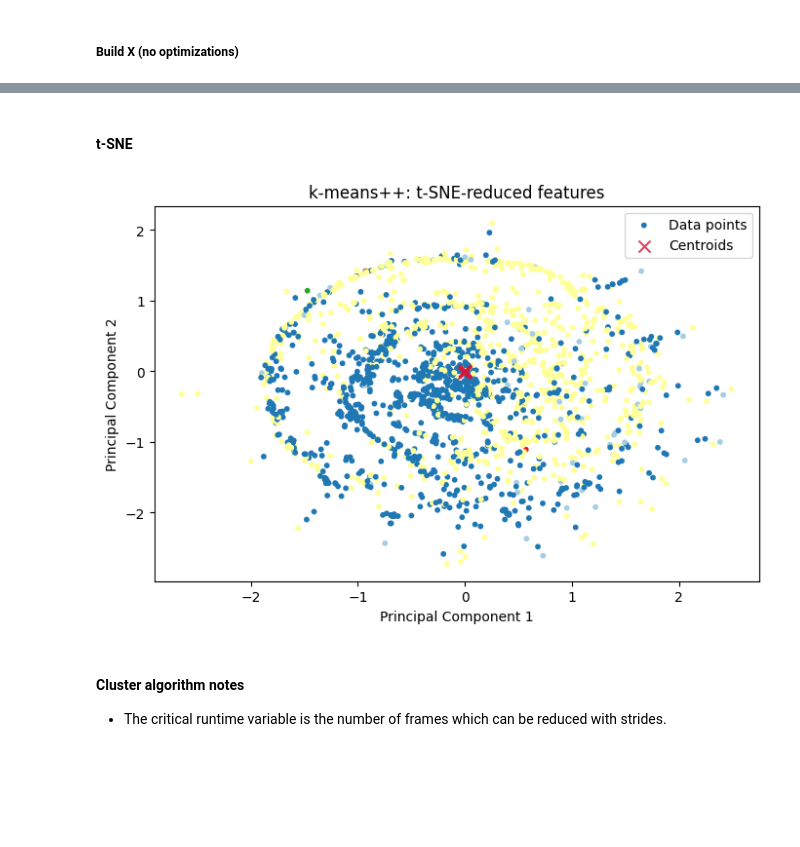
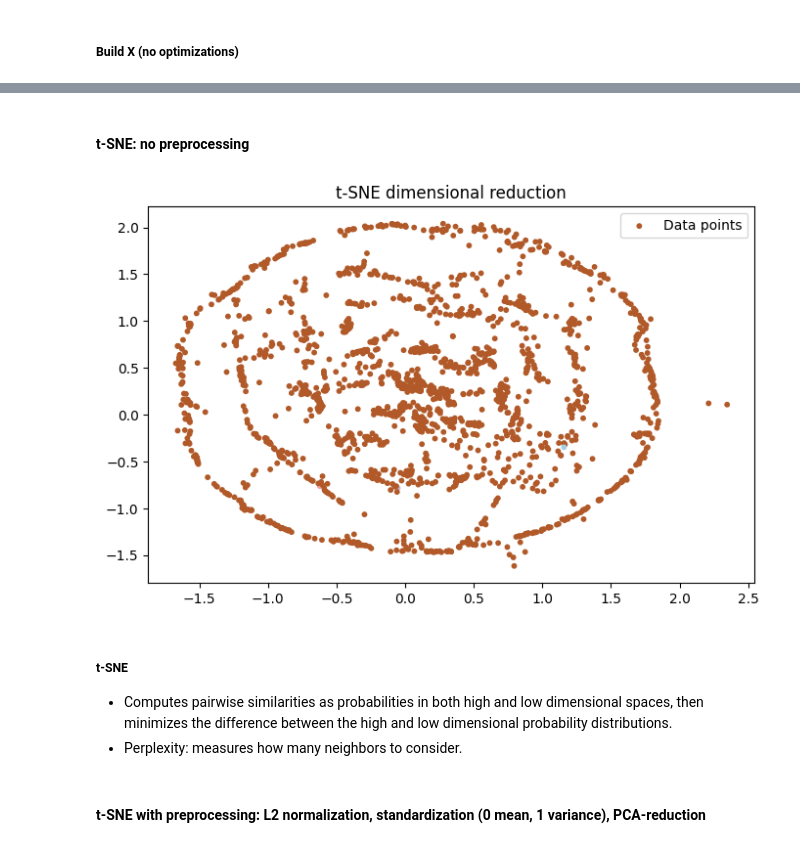
Before and after one commit to ChristerKoldLindholm/bsc-christerkl, a Jupyter notebook: data_exploration.ipynb, the cells around one changed output, grey strips where cells are left out. Drawn from its saved outputs; the diff is of its cells as text; code cells hidden in the pictures; blank space fills up the shorter version.

```diff
--- a/data_exploration.ipynb
+++ b/data_exploration.ipynb
@@ -394 +334,13 @@ X, ids = tensor_to_reduced_x(loader, max_pts=5000, skip_secs=2, dtype=torch.floa
+# %%
+seed = 104 # Constant random seed for clustering initialization.
+k = 4 # k clusters.
+b = 256 * multiprocessing.cpu_count() # Batch size for 12 logical cores.
+batch_kmeans = MiniBatchKMeans(
+    n_clusters=k,
+    init="k-means++",
+    n_init=10,
+    batch_size=b,
+    max_iter=100,
+    random_state=seed
+)
 # %% [markdown]
@@ -396,7 +348,7 @@ X, ids = tensor_to_reduced_x(loader, max_pts=5000, skip_secs=2, dtype=torch.floa
 # %%
-# X_l1 = normalize(X, norm="l1", axis=1)
-batch_kmeans.fit(X)
+X_l1 = normalize(X, norm="l1", axis=1) # Row-wise L1 normalization.
+batch_kmeans.fit(X_l1)
 kbm_labels = batch_kmeans.labels_
 kbm_centers = batch_kmeans.cluster_centers_
 kbm_inertia = batch_kmeans.inertia_
-kbm_silhs = silhouette_score(X, kbm_labels)
+kbm_silhs = silhouette_score(X_l1, kbm_labels)
@@ -431,7 +399,7 @@ plt.show()
 # %%
-X_unit = normalize(X, norm="l2", axis=1)
-batch_kmeans.fit(X_unit)
-unit_labels = batch_kmeans.labels_
-unit_centers = batch_kmeans.cluster_centers_
-unit_inertia = batch_kmeans.inertia_
-unit_silhs = silhouette_score(X_unit, unit_labels)
+X_l2 = normalize(X, norm="l2", axis=1)
+batch_kmeans.fit(X_l2)
+l2_labels = batch_kmeans.labels_
+l2_centers = batch_kmeans.cluster_centers_
+l2_inertia = batch_kmeans.inertia_
+l2_silhs = silhouette_score(X_l2, l2_labels)
@@ -457,24 +437,24 @@ plt.show()
 # %% [markdown]
-#### t-SNE
+#### t-SNE: no preprocessing
 # %%
-tsne = TSNE(n_components=2, init="pca", random_state=seed, learning_rate="auto")
+tsne = TSNE(n_components=2, init="pca", perplexity=30, random_state=seed, learning_rate="auto")
 Z_tsne = tsne.fit_transform(X)
 # %%
 fig, ax = plt.subplots(figsize=(8, 5))
 
-ax.scatter(Z_tsne[:, 0], Z_tsne[:, 1], cmap=cmap, c=unit_labels, s=10, alpha=1, label="Data points")
-ax.scatter(Z_centers[:, 0], Z_centers[:, 1], c="crimson", alpha=0.8, s=75, marker="x", label="Centroids")
-# ax.plot(unit_inertia, marker="o", lw=2, c="mediumseagreen", alpha=0.8, label="Inertia")
-# ax.plot(unit_silhs, marker="o", lw=2, c="cornflowerblue", alpha=0.8, label="Silhouette score")
+ax.scatter(Z_tsne[:, 0], Z_tsne[:, 1], cmap=cmap, c=l2_labels, s=10, alpha=1, label="Data points")
 
-ax.set_title("k-means++: t-SNE-reduced features")
-ax.set_xlabel("Principal Component 1")
-ax.set_ylabel("Principal Component 2")
+ax.set_title("t-SNE dimensional reduction")
+
+plt.savefig(fname=graph_path / f"tsne_{max_pts}.png", dpi=300)
 
 ax.legend()
 plt.show()
 # %% [output]
-[figure, old version]
+[figure, new version]
-# %% [markdown]
-#### Cluster algorithm notes
-- The critical runtime variable is the number of frames which can be reduced with strides.
+# %% [markdown]
+##### t-SNE
+- Computes pairwise similarities as probabilities in both high and low dimensional spaces, then minimizes the difference between the high and low dimensional probability distributions.
+- Perplexity: measures how many neighbors to consider.
+# %% [markdown]
+#### t-SNE with preprocessing: L2 normalization, standardization (0 mean, 1 variance), PCA-reduction
```
Also changed, not shown: parts of 58 cells of this notebook, 27 other files.
